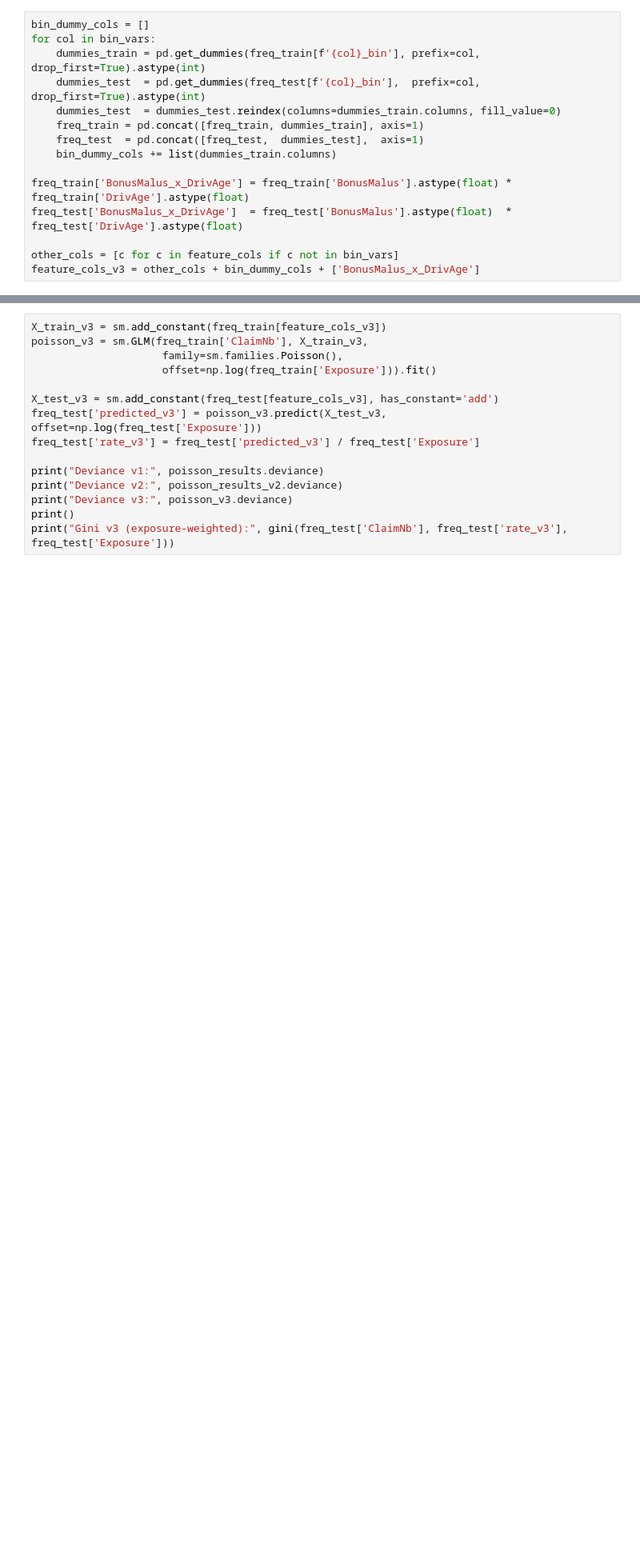
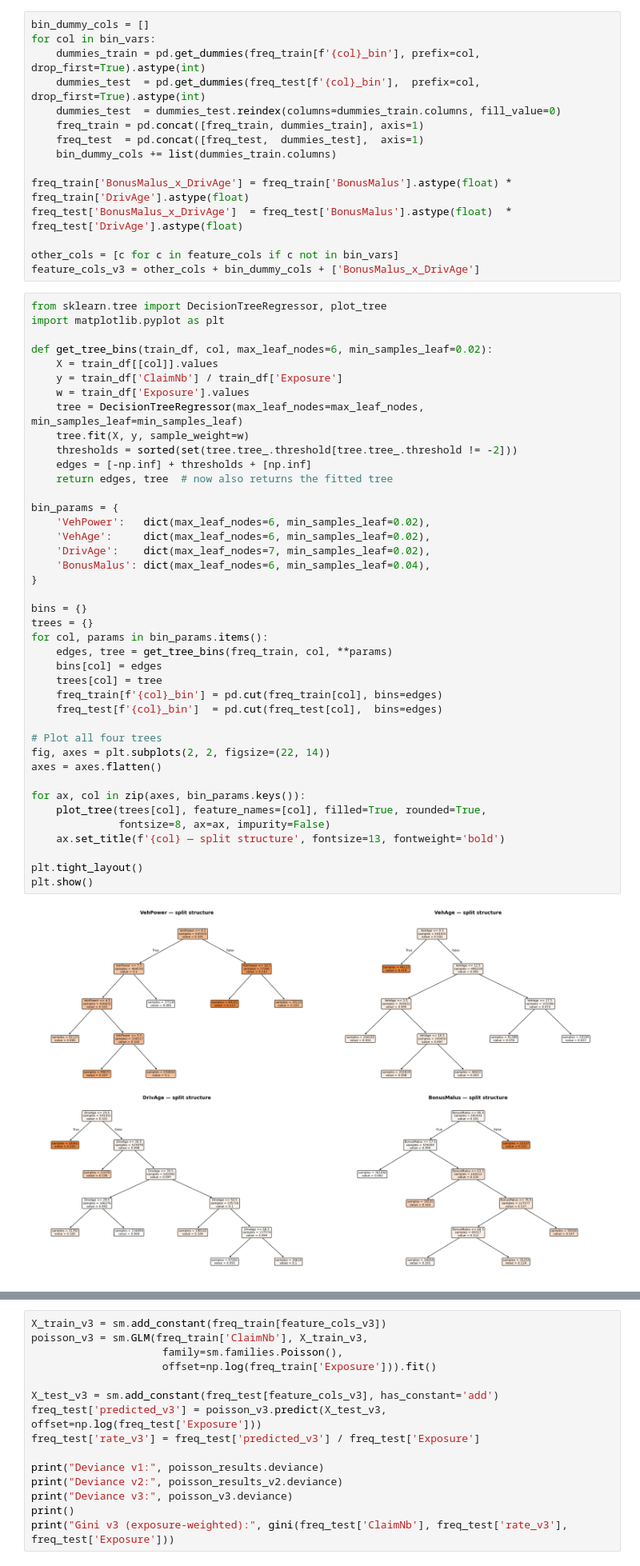
Before and after one commit to akshu981/Insurance-Underwriting-Pricing-Model, a Jupyter notebook: notebooks/Cleaning & Feature Engineering.ipynb, the cells around one changed output, grey strips where cells are left out. Shown at 80% size. Saved outputs shown, nothing was run; the diff lists cells and outputs as text; blank space fills up the shorter version.

Commit message:
Update with decision tree

```diff
--- a/notebooks/Cleaning & Feature Engineering.ipynb
+++ b/notebooks/Cleaning & Feature Engineering.ipynb
@@ -563,3 +571,46 @@ freq_test['BonusMalus_x_DrivAge']  = freq_test['BonusMalus'].astype(float)  * fr
 
 other_cols = [c for c in feature_cols if c not in bin_vars]
 feature_cols_v3 = other_cols + bin_dummy_cols + ['BonusMalus_x_DrivAge']
+# %%
+from sklearn.tree import DecisionTreeRegressor, plot_tree
+import matplotlib.pyplot as plt
+
+def get_tree_bins(train_df, col, max_leaf_nodes=6, min_samples_leaf=0.02):
+    X = train_df[[col]].values
+    y = train_df['ClaimNb'] / train_df['Exposure']
+    w = train_df['Exposure'].values
+    tree = DecisionTreeRegressor(max_leaf_nodes=max_leaf_nodes, min_samples_leaf=min_samples_leaf)
+    tree.fit(X, y, sample_weight=w)
+    thresholds = sorted(set(tree.tree_.threshold[tree.tree_.threshold != -2]))
+    edges = [-np.inf] + thresholds + [np.inf]
+    return edges, tree  # now also returns the fitted tree
+
+bin_params = {
+    'VehPower':   dict(max_leaf_nodes=6, min_samples_leaf=0.02),
+    'VehAge':     dict(max_leaf_nodes=6, min_samples_leaf=0.02),
+    'DrivAge':    dict(max_leaf_nodes=7, min_samples_leaf=0.02),
+    'BonusMalus': dict(max_leaf_nodes=6, min_samples_leaf=0.04),
+}
+
+bins = {}
+trees = {}
+for col, params in bin_params.items():
+    edges, tree = get_tree_bins(freq_train, col, **params)
+    bins[col] = edges
+    trees[col] = tree
+    freq_train[f'{col}_bin'] = pd.cut(freq_train[col], bins=edges)
+    freq_test[f'{col}_bin']  = pd.cut(freq_test[col],  bins=edges)
+
+# Plot all four trees
+fig, axes = plt.subplots(2, 2, figsize=(22, 14))
+axes = axes.flatten()
+
+for ax, col in zip(axes, bin_params.keys()):
+    plot_tree(trees[col], feature_names=[col], filled=True, rounded=True,
+              fontsize=8, ax=ax, impurity=False)
+    ax.set_title(f'{col} — split structure', fontsize=13, fontweight='bold')
+
+plt.tight_layout()
+plt.show()
+# %% [output]
+[figure, added]
```
Also changed, not shown: parts of 12 cells of this notebook, 1 other file.
